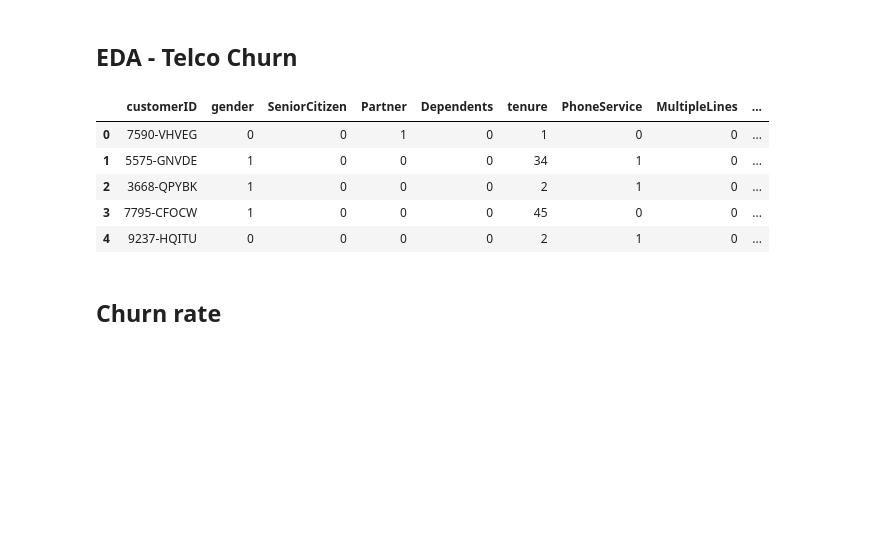
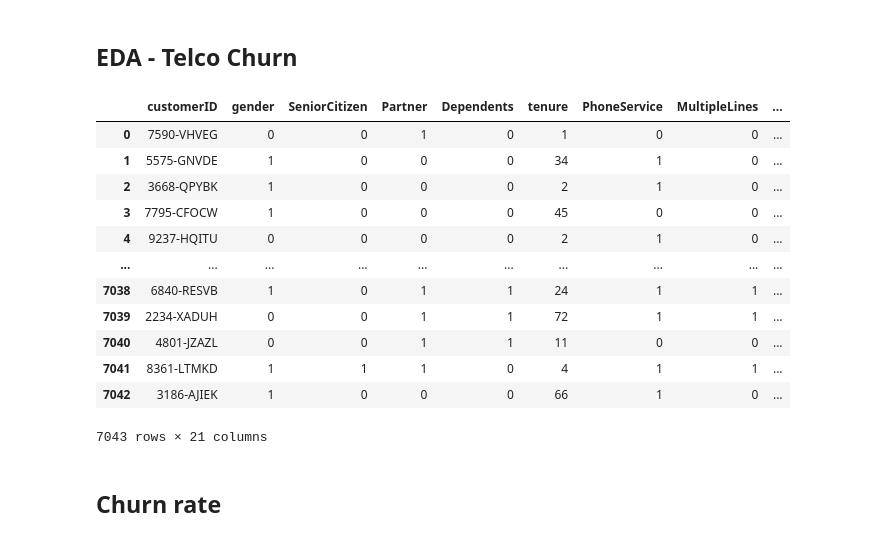
Before and after one commit to Jaumeesoleer/telco-churn-prediction, a Jupyter notebook: notebooks/EDA.ipynb, the cells around one changed output. Saved outputs shown, nothing was run; the diff lists cells and outputs as text; code cells hidden in the pictures; blank space fills up the shorter version.

```diff
--- a/notebooks/EDA.ipynb
+++ b/notebooks/EDA.ipynb
@@ -7,14 +7,21 @@ from matplotlib import pyplot as plt
 pd.set_option('display.max_columns', None)
 # %%
 telco_df = pd.read_csv('../data/processed/telco_churn.csv')
-telco_df.head()
+telco_df
 # %% [output]
 |  | customerID | gender | SeniorCitizen | Partner | Dependents | tenure | PhoneService | MultipleLines | ... |
 | 0 | 7590-VHVEG | 0 | 0 | 1 | 0 | 1 | 0 | 0 | ... |
 | 1 | 5575-GNVDE | 1 | 0 | 0 | 0 | 34 | 1 | 0 | ... |
 | 2 | 3668-QPYBK | 1 | 0 | 0 | 0 | 2 | 1 | 0 | ... |
 | 3 | 7795-CFOCW | 1 | 0 | 0 | 0 | 45 | 0 | 0 | ... |
 | 4 | 9237-HQITU | 0 | 0 | 0 | 0 | 2 | 1 | 0 | ... |
+| ... | ... | ... | ... | ... | ... | ... | ... | ... | ... |
+| 7038 | 6840-RESVB | 1 | 0 | 1 | 1 | 24 | 1 | 1 | ... |
+| 7039 | 2234-XADUH | 0 | 0 | 1 | 1 | 72 | 1 | 1 | ... |
+| 7040 | 4801-JZAZL | 0 | 0 | 1 | 1 | 11 | 0 | 0 | ... |
+| 7041 | 8361-LTMKD | 1 | 1 | 1 | 0 | 4 | 1 | 1 | ... |
+| 7042 | 3186-AJIEK | 1 | 0 | 0 | 0 | 66 | 1 | 0 | ... |
+7043 rows × 21 columns
 # %% [markdown]
 ## Churn rate
 # %% [markdown]
```
Also changed, not shown: parts of 11 cells of this notebook.
